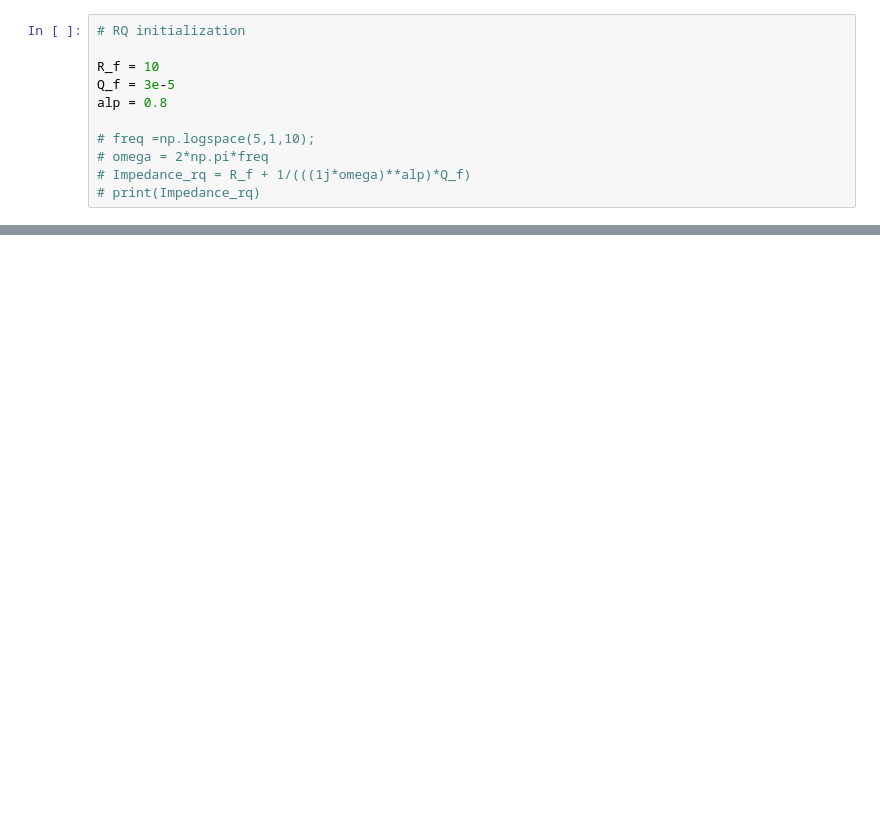
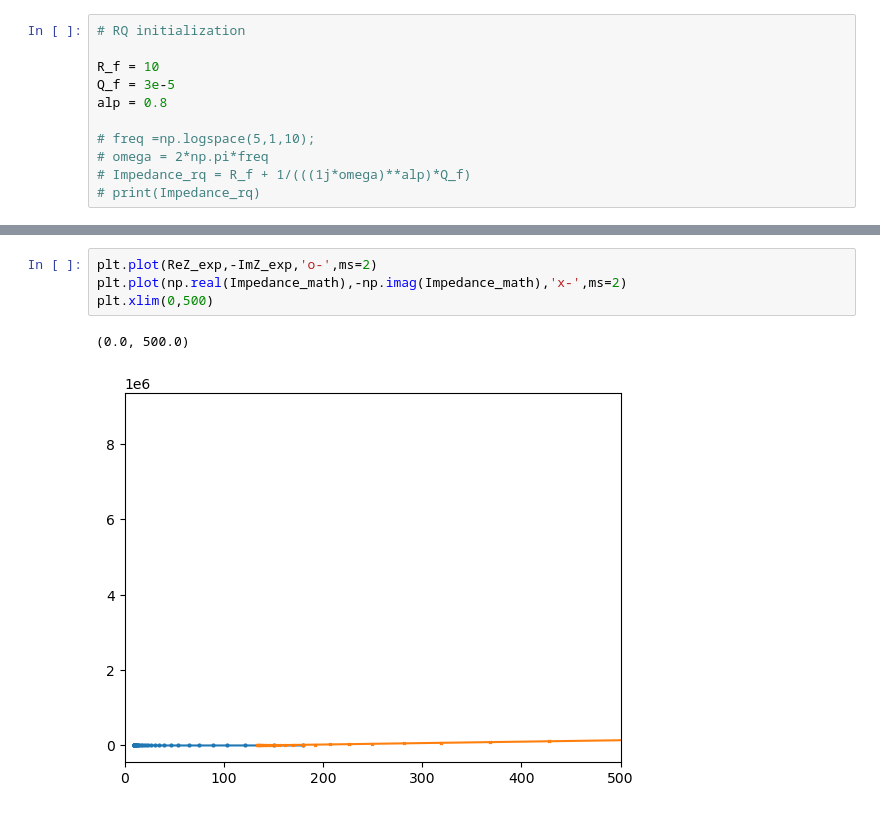
Before and after one commit to avkc983/Python-Codes2, a Jupyter notebook: Impedance_fitting/RQ_fitting_1.ipynb, the cells around one changed output, grey strips where cells are left out. Saved outputs shown, nothing was run; the diff lists cells and outputs as text; blank space fills up the shorter version.

```diff
--- a/Impedance_fitting/RQ_fitting_1.ipynb
+++ b/Impedance_fitting/RQ_fitting_1.ipynb
@@ -246,0 +540,7 @@ plt.show()
+# %%
+plt.plot(ReZ_exp,-ImZ_exp,'o-',ms=2)
+plt.plot(np.real(Impedance_math),-np.imag(Impedance_math),'x-',ms=2)
+plt.xlim(0,500)
+# %% [output]
+(0.0, 500.0)
+[figure, added]
```
Also changed, not shown: parts of 11 cells of this notebook, 2 other files.
